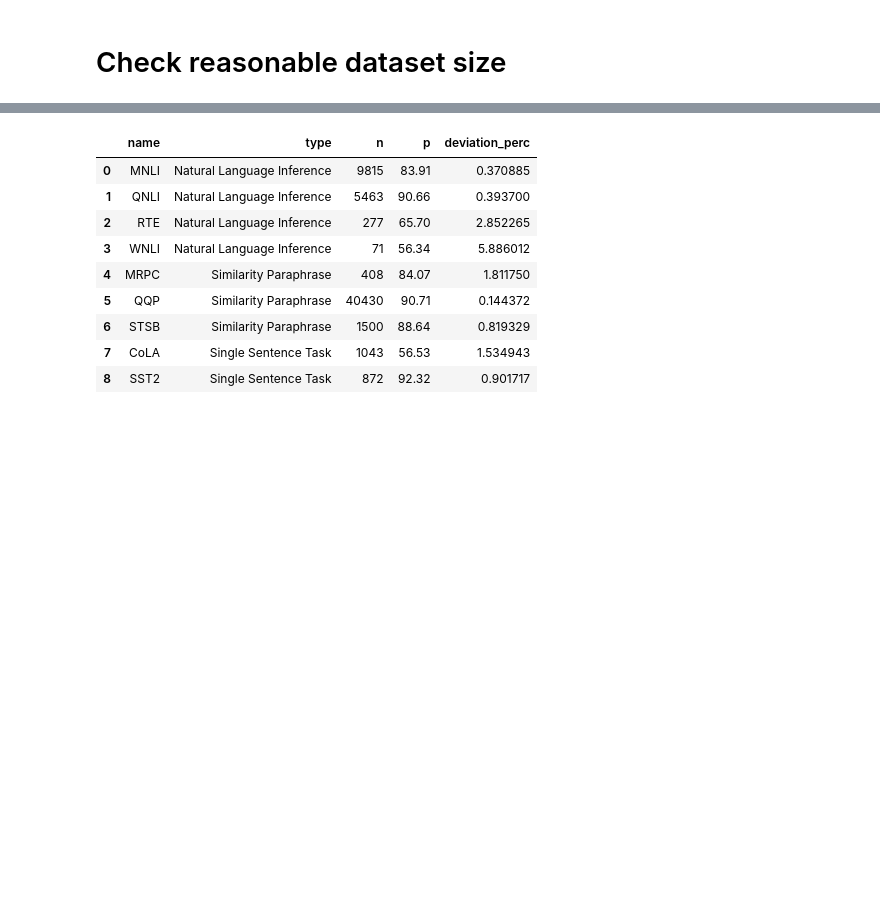
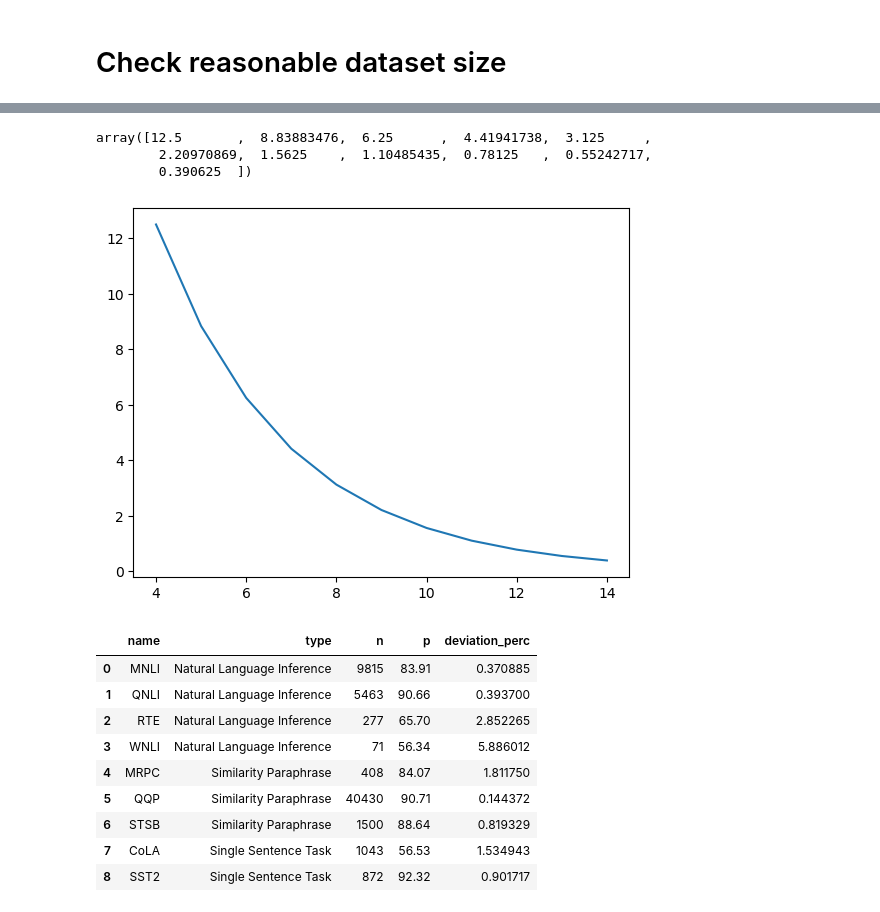
Before and after one commit to Ricu/fantastic-umbrella, a Jupyter notebook: test.ipynb, the cells around one changed output, grey strips where cells are left out. Cells and saved outputs as stored; diff of their text form; code cells hidden in the pictures; blank space fills up the shorter version.

```diff
--- a/test.ipynb
+++ b/test.ipynb
@@ -1767,6 +1794,15 @@ fig.update_layout(
         zaxis_title="Expected Deviation"
     )
 )
+# %%
+p = 0.5
+plt.plot(np.log2(n),f_perc(n,p))
+f_perc(n,p)
+# %% [output]
+array([12.5       ,  8.83883476,  6.25      ,  4.41941738,  3.125     ,
+        2.20970869,  1.5625    ,  1.10485435,  0.78125   ,  0.55242717,
+        0.390625  ])
+[figure, added]
 # %%
 import pandas as pd
 
```
Also changed, not shown: parts of 6 cells of this notebook, 2 other files.
